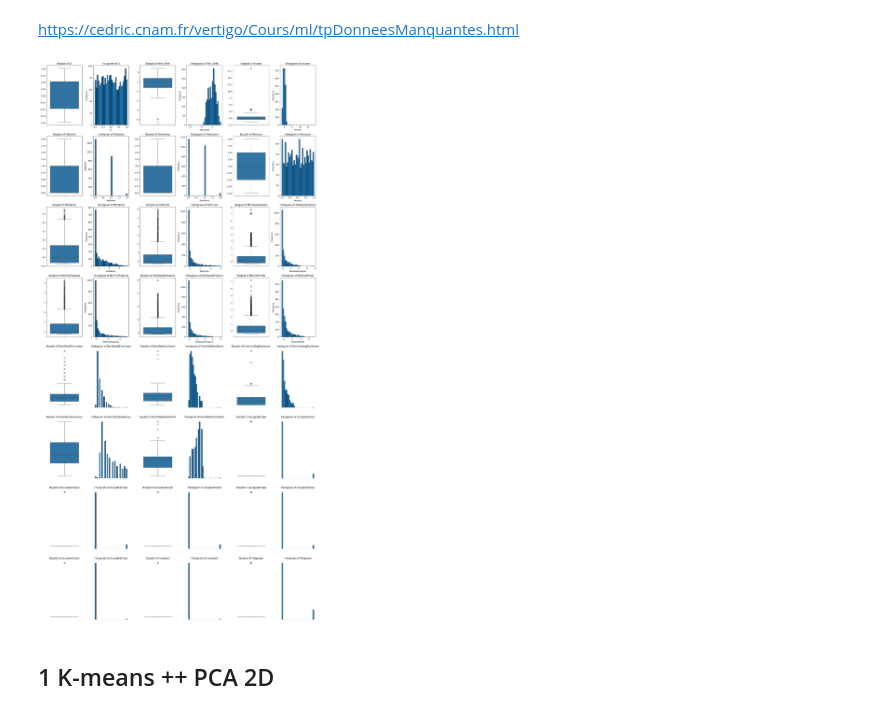
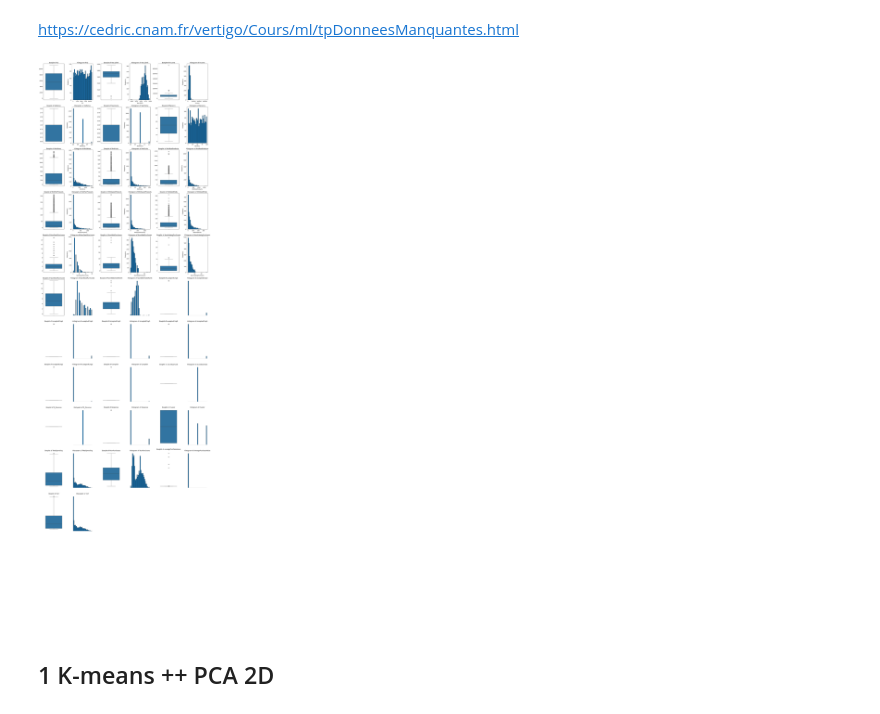
Before and after one commit to Jmuhleman/BUI_2024, a Jupyter notebook: projet/exploration.ipynb, the cells around one changed output. Drawn from its saved outputs; the diff is of its cells as text; code cells hidden in the pictures.

```diff
--- a/projet/exploration.ipynb
+++ b/projet/exploration.ipynb
@@ -47,37 +47,37 @@ import pandas as pd
 import seaborn as sns
 import matplotlib.pyplot as plt
 
 n_cols = 3  # Adjust the number of columns as needed
 n_rows = (len(final_df.select_dtypes(include='number').columns) // n_cols) + (len(final_df.select_dtypes(include='number').columns) % n_cols > 0)  # Calculate rows needed
 
 # Create a figure with subplots
 fig, axes = plt.subplots(n_rows, n_cols * 2, figsize=(20, 5 * n_rows))  # Double the number of columns to accommodate both boxplot and histogram
 
 # Flatten axes array for easy iteration if there are multiple rows
 axes = axes.flatten()
 
 # Loop through each column and create a boxplot and histogram
-for i, col in enumerate(final_df.select_dtypes(include='number').columns):
+for i, col in enumerate(data_df.select_dtypes(include='number').columns):
     # Boxplot on the left
-    sns.boxplot(ax=axes[2 * i], data=final_df[col])
+    sns.boxplot(ax=axes[2 * i], data=data_df[col])
     axes[2 * i].set_title(f'Boxplot of {col}')
     axes[2 * i].set_xlabel('')  # Optional: hide xlabel for clarity
     axes[2 * i].set_ylabel('')  # Optional: hide ylabel for clarity
 
     # Histogram on the right
-    axes[2 * i + 1].hist(final_df[col], bins=30, edgecolor='black')
+    axes[2 * i + 1].hist(data_df[col], bins=30, edgecolor='black')
     axes[2 * i + 1].set_title(f'Histogram of {col}')
     axes[2 * i + 1].set_xlabel(col)
     axes[2 * i + 1].set_ylabel('Frequency')
 
 # Hide any unused subplots (if the number of columns is not a perfect multiple of n_cols)
 for j in range(i + 1, len(axes)):
     axes[j].axis('off')
 
 plt.tight_layout()
 plt.show()
 # %% [output]
-[figure, old version]
+[figure, new version]
 # %% [markdown]
 ## 1 K-means ++ PCA 2D
 # %%
```
Also changed, not shown: parts of 4 cells of this notebook.
